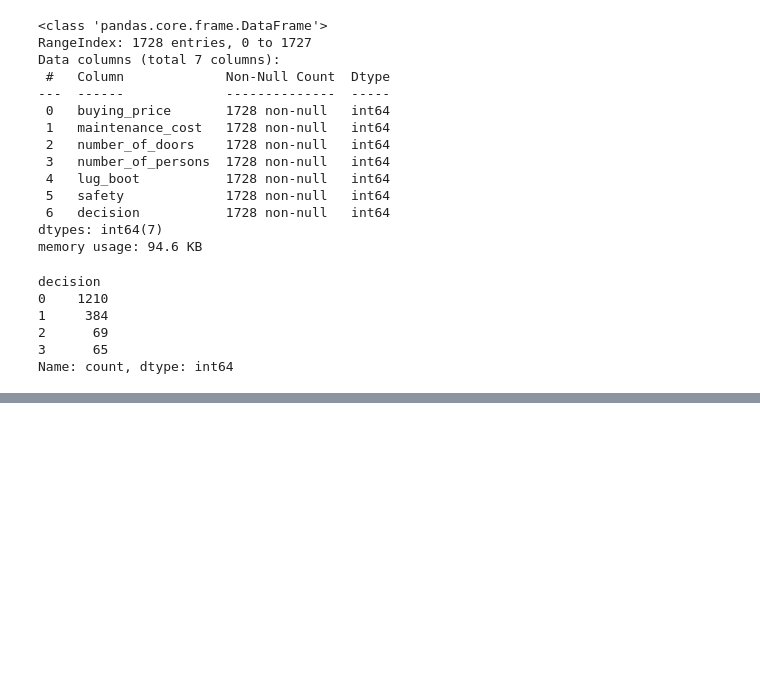
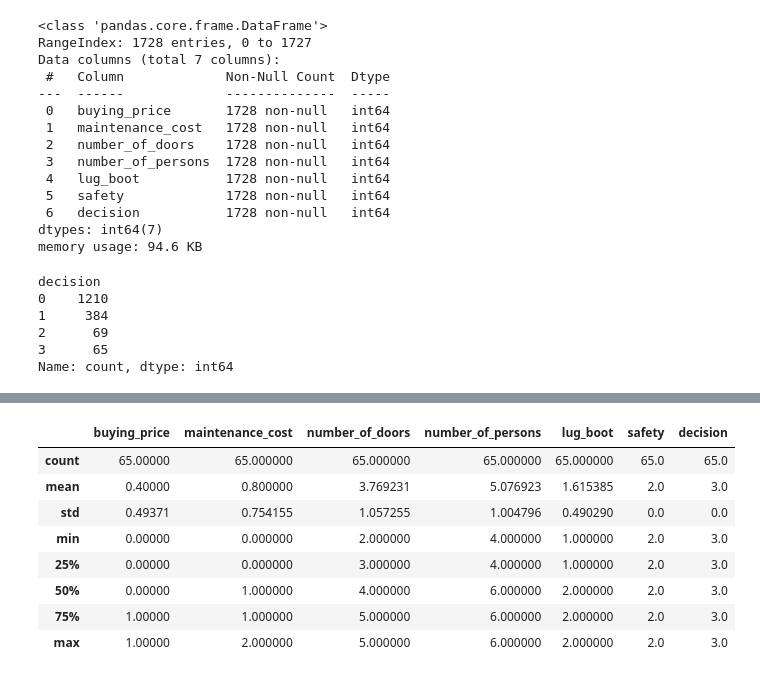
Before and after one commit to dzungpnguyen/ai-rationality, a Jupyter notebook: data_processing.ipynb, the cells around one changed output, grey strips where cells are left out. Drawn from its saved outputs; the diff is of its cells as text; code cells hidden in the pictures; blank space fills up the shorter version.

```diff
--- a/data_processing.ipynb
+++ b/data_processing.ipynb
@@ -190,0 +191,12 @@ dtype: float64
+# %%
+very_good_cars.describe()
+# %% [output]
+|  | buying_price | maintenance_cost | number_of_doors | number_of_persons | lug_boot | safety | decision |
+| count | 65.00000 | 65.000000 | 65.000000 | 65.000000 | 65.000000 | 65.0 | 65.0 |
+| mean | 0.40000 | 0.800000 | 3.769231 | 5.076923 | 1.615385 | 2.0 | 3.0 |
+| std | 0.49371 | 0.754155 | 1.057255 | 1.004796 | 0.490290 | 0.0 | 0.0 |
+| min | 0.00000 | 0.000000 | 2.000000 | 4.000000 | 1.000000 | 2.0 | 3.0 |
+| 25% | 0.00000 | 0.000000 | 3.000000 | 4.000000 | 1.000000 | 2.0 | 3.0 |
+| 50% | 0.00000 | 1.000000 | 4.000000 | 6.000000 | 2.000000 | 2.0 | 3.0 |
+| 75% | 1.00000 | 1.000000 | 5.000000 | 6.000000 | 2.000000 | 2.0 | 3.0 |
+| max | 1.00000 | 2.000000 | 5.000000 | 6.000000 | 2.000000 | 2.0 | 3.0 |
```
Also changed, not shown: parts of 20 cells of this notebook.
